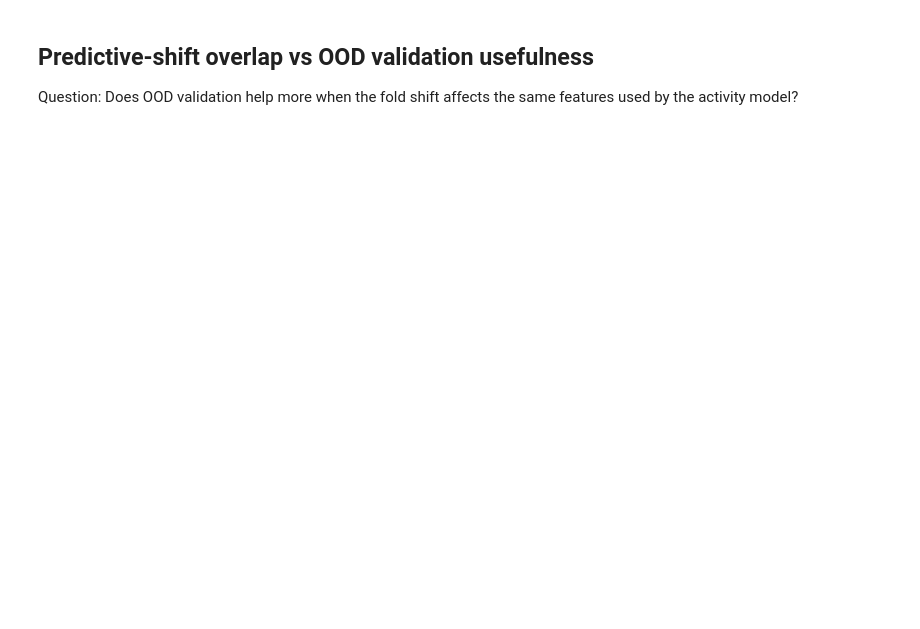
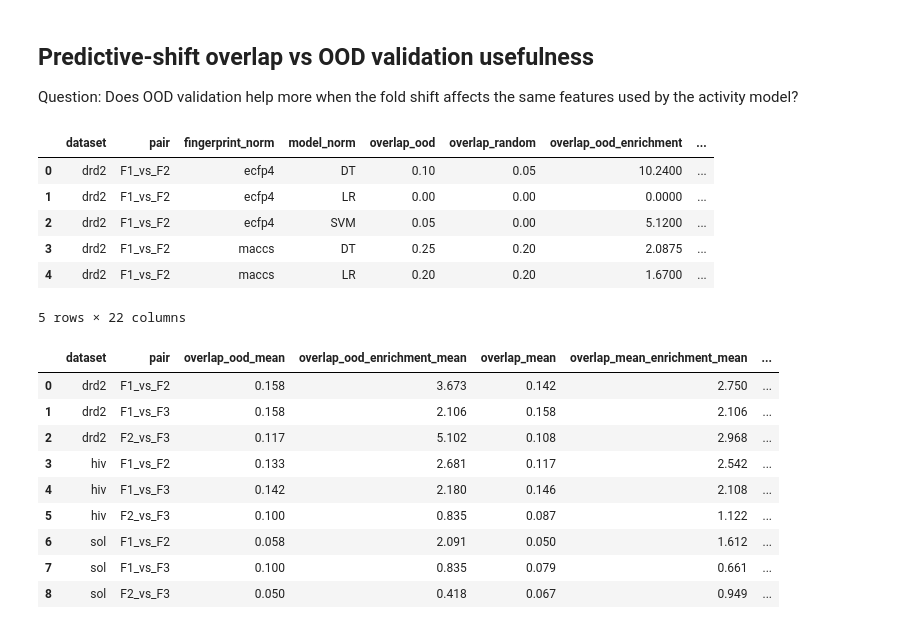
Before and after one commit to francescocapria/drug-discovery-lohi, a Jupyter notebook: notebooks/distribution_shift_analysis/classifier_shift_test_all_hi.ipynb, the cells around one changed output. Saved outputs shown, nothing was run; the diff lists cells and outputs as text; code cells hidden in the pictures; blank space fills up the shorter version.

```diff
--- a/notebooks/distribution_shift_analysis/classifier_shift_test_all_hi.ipynb
+++ b/notebooks/distribution_shift_analysis/classifier_shift_test_all_hi.ipynb
@@ -1863,6 +2021,9 @@ Question:
 Does OOD validation help more when the fold shift affects the same
 features used by the activity model?
 # %%
+# Predictive-shift overlap vs OOD validation usefulness
+# Question: Does OOD validation help more when the fold shift affects the same features used by the activity model?
+
 FIG_ROOT = OUT_ROOT / "figures"
 FIG_ROOT.mkdir(parents=True, exist_ok=True)
 
@@ -1928,43 +2089,34 @@ ov["fingerprint_norm"] = ov["fingerprint"].astype(str).str.lower()
 ov["model_norm"] = ov["model"].astype(str).str.upper()
 ov["activity_protocol_norm"] = ov["activity_protocol"].astype(str).str.lower()
 
+# Use the already computed overlap and enrichment from the overlap table.
+# This preserves the corrected denominator and random expectation.
 ov_pivot = ov.pivot_table(
     index=["dataset", "pair", "fingerprint_norm", "model_norm"],
     columns="activity_protocol_norm",
-    values="overlap",
+    values=["overlap", "overlap_enrichment"],
     aggfunc="mean",
 ).reset_index()
 
-if "ood" not in ov_pivot.columns:
-    ov_pivot["ood"] = np.nan
+ov_pivot.columns = [
+    "_".join(c).rstrip("_") if isinstance(c, tuple) else c for c in ov_pivot.columns
+]
 
-if "random" not in ov_pivot.columns:
-    ov_pivot["random"] = np.nan
+# Ensure expected protocol columns exist.
+for col in [
+    "overlap_ood",
+    "overlap_random",
+    "overlap_enrichment_ood",
+    "overlap_enrichment_random",
+]:
+    if col not in ov_pivot.columns:
+        ov_pivot[col] = np.nan
 
 ov_pivot = ov_pivot.rename(
     columns={
-        "ood": "overlap_ood",
-        "random": "overlap_random",
+        "overlap_enrichment_ood": "overlap_ood_enrichment",
+        "overlap_enrichment_random": "overlap_random_enrichment",
     }
-)
-
-ov_pivot["n_features"] = ov_pivot["fingerprint_norm"].map(FP_N_FEATURES)
-
-if ov_pivot["n_features"].isna().any():
-    missing_fps = sorted(
-        ov_pivot.loc[ov_pivot["n_features"].isna(), "fingerprint_norm"].unique()
-    )
-    raise ValueError(f"Missing fingerprint sizes for: {missing_fps}")
-
-# Since overlap = |A_k ∩ B_k| / k, random expected overlap is k / N
-ov_pivot["random_expected_overlap"] = OVERLAP_K / ov_pivot["n_features"]
-
-ov_pivot["overlap_ood_enrichment"] = (
-    ov_pivot["overlap_ood"] / ov_pivot["random_expected_overlap"]
-)
-
-ov_pivot["overlap_random_enrichment"] = (
-    ov_pivot["overlap_random"] / ov_pivot["random_expected_overlap"]
 )
 
 ov_pivot["overlap_mean"] = ov_pivot[["overlap_ood", "overlap_random"]].mean(
@@ -1972,9 +2124,9 @@ ov_pivot["overlap_mean"] = ov_pivot[["overlap_ood", "overlap_random"]].mean(
     skipna=True,
 )
 
-ov_pivot["overlap_mean_enrichment"] = (
-    ov_pivot["overlap_mean"] / ov_pivot["random_expected_overlap"]
-)
+ov_pivot["overlap_mean_enrichment"] = ov_pivot[
+    ["overlap_ood_enrichment", "overlap_random_enrichment"]
+].mean(axis=1, skipna=True)
 
 ov_pivot["n_overlap_protocols"] = (
     ov_pivot[["overlap_ood", "overlap_random"]].notna().sum(axis=1)
@@ -1997,6 +2149,7 @@ if (ov_pivot["n_overlap_protocols"] < 2).any():
             ],
         ].head(20)
     )
+
 
 # Build model/fingerprint-level OOD test benefit table
 
@@ -2078,8 +2231,10 @@ shift_mfp["fingerprint_norm"] = shift_mfp["fingerprint"].astype(str).str.lower()
 shift_mfp["model_norm"] = shift_mfp["model"].astype(str).str.upper()
 
 shift_mfp = shift_mfp.groupby(
-    ["dataset", "pair", "fingerprint_norm", "model_norm"], as_index=False
+    ["dataset", "pair", "fingerprint_norm", "model_norm"],
+    as_index=False,
 ).agg(
+    balanced_accuracy=("cv_balanced_accuracy_mean", "mean"),
     shift_score=("shift_score_01", "mean"),
     proxy_A_distance=("proxy_A_distance", "mean"),
 )
@@ -2105,30 +2260,53 @@ if len(predictive_shift_granular) == 0:
 predictive_shift_granular.to_csv(
     OUT_ROOT / f"predictive_shift_overlap_granular_top{OVERLAP_K}.csv",
     index=False,
 )
 
 
 # Aggregate to dataset × fold-pair for a clean main plot
 
 plot_df = predictive_shift_granular.groupby(["dataset", "pair"], as_index=False).agg(
     overlap_ood_mean=("overlap_ood", "mean"),
     overlap_ood_enrichment_mean=("overlap_ood_enrichment", "mean"),
     overlap_mean=("overlap_mean", "mean"),
     overlap_mean_enrichment_mean=("overlap_mean_enrichment", "mean"),
     test_benefit_mean=("test_benefit", "mean"),
     optimism_reduction_mean=("optimism_reduction", "mean"),
+    balanced_accuracy_mean=("balanced_accuracy", "mean"),
+    balanced_accuracy_max=("balanced_accuracy", "max"),
     shift_score_mean=("shift_score", "mean"),
     shift_score_max=("shift_score", "max"),
     n_rows=("test_benefit", "size"),
 )
 
 plot_df["dataset_label"] = (
     plot_df["dataset"].map(DATASET_LABELS).fillna(plot_df["dataset"])
 )
 
 plot_df["pair_label"] = plot_df["pair"].map(PAIR_LABELS).fillna(plot_df["pair"])
 
 plot_df.to_csv(
     OUT_ROOT / f"predictive_shift_overlap_pair_summary_top{OVERLAP_K}.csv",
     index=False,
 )
+
+display(predictive_shift_granular.head())
+display(plot_df.round(3))
+# %% [output]
+|  | dataset | pair | fingerprint_norm | model_norm | overlap_ood | overlap_random | overlap_ood_enrichment | ... |
+| 0 | drd2 | F1_vs_F2 | ecfp4 | DT | 0.10 | 0.05 | 10.2400 | ... |
+| 1 | drd2 | F1_vs_F2 | ecfp4 | LR | 0.00 | 0.00 | 0.0000 | ... |
+| 2 | drd2 | F1_vs_F2 | ecfp4 | SVM | 0.05 | 0.00 | 5.1200 | ... |
+| 3 | drd2 | F1_vs_F2 | maccs | DT | 0.25 | 0.20 | 2.0875 | ... |
+| 4 | drd2 | F1_vs_F2 | maccs | LR | 0.20 | 0.20 | 1.6700 | ... |
+5 rows × 22 columns
+|  | dataset | pair | overlap_ood_mean | overlap_ood_enrichment_mean | overlap_mean | overlap_mean_enrichment_mean | ... |
+| 0 | drd2 | F1_vs_F2 | 0.158 | 3.673 | 0.142 | 2.750 | ... |
+| 1 | drd2 | F1_vs_F3 | 0.158 | 2.106 | 0.158 | 2.106 | ... |
+| 2 | drd2 | F2_vs_F3 | 0.117 | 5.102 | 0.108 | 2.968 | ... |
+| 3 | hiv | F1_vs_F2 | 0.133 | 2.681 | 0.117 | 2.542 | ... |
+| 4 | hiv | F1_vs_F3 | 0.142 | 2.180 | 0.146 | 2.108 | ... |
+| 5 | hiv | F2_vs_F3 | 0.100 | 0.835 | 0.087 | 1.122 | ... |
+| 6 | sol | F1_vs_F2 | 0.058 | 2.091 | 0.050 | 1.612 | ... |
+| 7 | sol | F1_vs_F3 | 0.100 | 0.835 | 0.079 | 0.661 | ... |
+| 8 | sol | F2_vs_F3 | 0.050 | 0.418 | 0.067 | 0.949 | ... |
```
Also changed, not shown: parts of 4 cells of this notebook.
